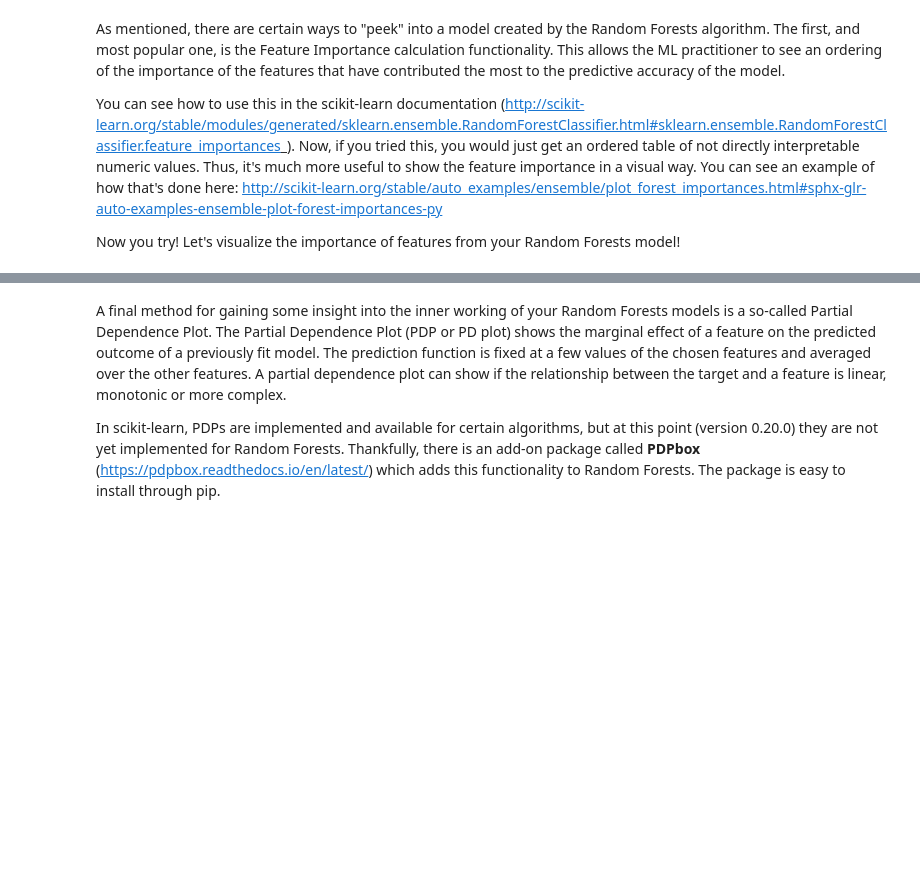
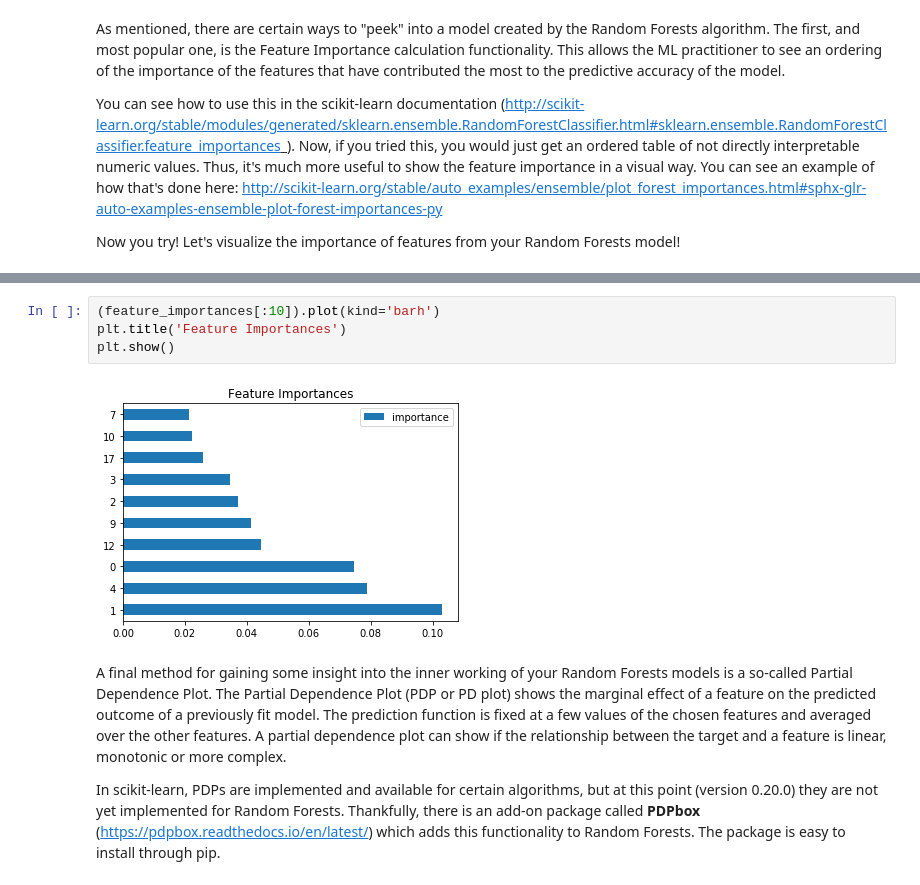
Before and after one commit to rohts-patil/SpringBoard-Assignments, a Jupyter notebook: aic-8_2_8_tree-based-algorithms-mini-project/Mini_Project_Tree-Based_Algorithms.ipynb, the cells around one changed output, grey strips where cells are left out. Cells and saved outputs as stored; diff of their text form; blank space fills up the shorter version.

```diff
--- a/aic-8_2_8_tree-based-algorithms-mini-project/Mini_Project_Tree-Based_Algorithms.ipynb
+++ b/aic-8_2_8_tree-based-algorithms-mini-project/Mini_Project_Tree-Based_Algorithms.ipynb
@@ -186,3 +201,9 @@ Now you try! Let's visualize the importance of features from your Random Forests
+# %%
+(feature_importances[:10]).plot(kind='barh')
+plt.title('Feature Importances')
+plt.show()
+# %% [output]
+[figure, added]
 # %% [markdown]
 A final method for gaining some insight into the inner working of your Random Forests models is a so-called Partial Dependence Plot. The Partial Dependence Plot (PDP or PD plot) shows the marginal effect of a feature on the predicted outcome of a previously fit model. The prediction function is fixed at a few values of the chosen features and averaged over the other features. A partial dependence plot can show if the relationship between the target and a feature is linear, monotonic or more complex.
 
```
Also changed, not shown: parts of 19 cells of this notebook, 1 other file.
